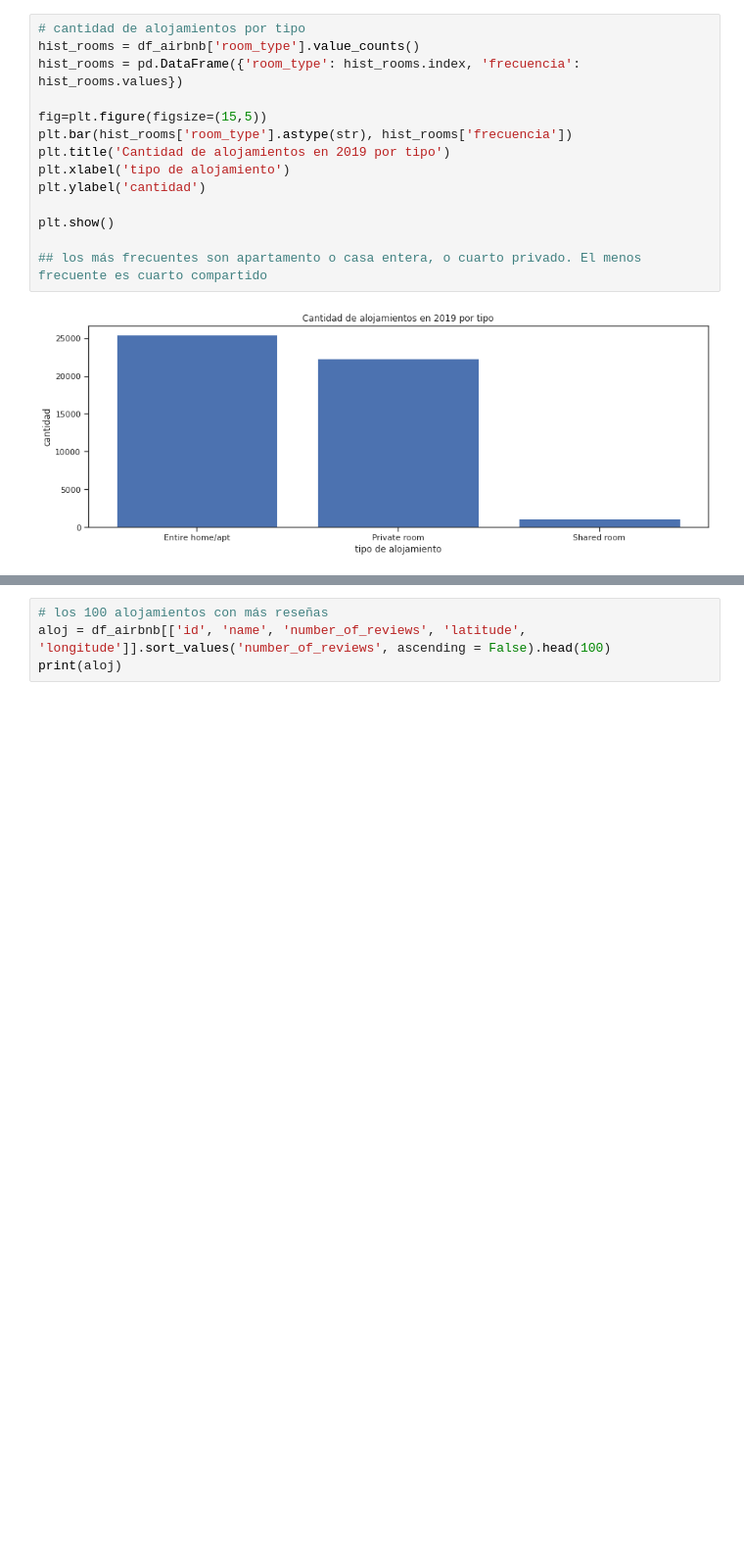
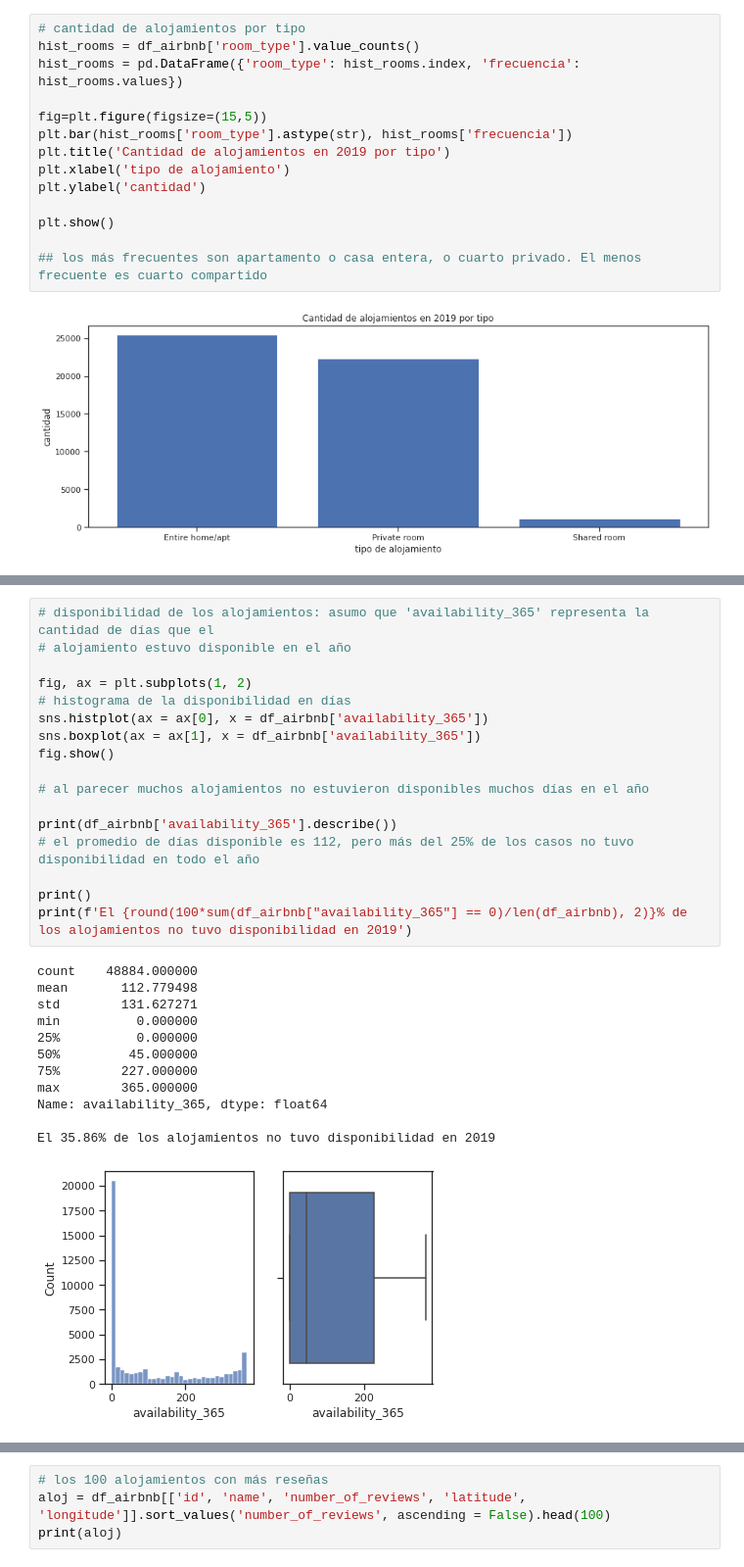
Before and after one commit to RominaGonella/machine-learning-python-template, a Jupyter notebook: src/explore.ipynb, the cells around one changed output, grey strips where cells are left out. Shown: that part at 98% size. Drawn from its saved outputs; the diff is of its cells as text; blank space fills up the shorter version.

```diff
--- a/src/explore.ipynb
+++ b/src/explore.ipynb
@@ -336,0 +358,30 @@ See the caveats in the documentation: https://pandas.pydata.org/pandas-docs/stab
+# %%
+# disponibilidad de los alojamientos: asumo que 'availability_365' representa la cantidad de días que el
+# alojamiento estuvo disponible en el año
+
+fig, ax = plt.subplots(1, 2)
+# histograma de la disponibilidad en días
+sns.histplot(ax = ax[0], x = df_airbnb['availability_365'])
+sns.boxplot(ax = ax[1], x = df_airbnb['availability_365'])
+fig.show()
+
+# al parecer muchos alojamientos no estuvieron disponibles muchos días en el año
+
+print(df_airbnb['availability_365'].describe())
+# el promedio de días disponible es 112, pero más del 25% de los casos no tuvo disponibilidad en todo el año
+
+print()
+print(f'El {round(100*sum(df_airbnb["availability_365"] == 0)/len(df_airbnb), 2)}% de los alojamientos no tuvo disponibilidad en 2019')
+# %% [output]
+count    48884.000000
+mean       112.779498
+std        131.627271
+min          0.000000
+25%          0.000000
+50%         45.000000
+75%        227.000000
+max        365.000000
+Name: availability_365, dtype: float64
+
+El 35.86% de los alojamientos no tuvo disponibilidad en 2019
+[figure, added]
```
Also changed, not shown: parts of 18 cells of this notebook, 1 other file.
